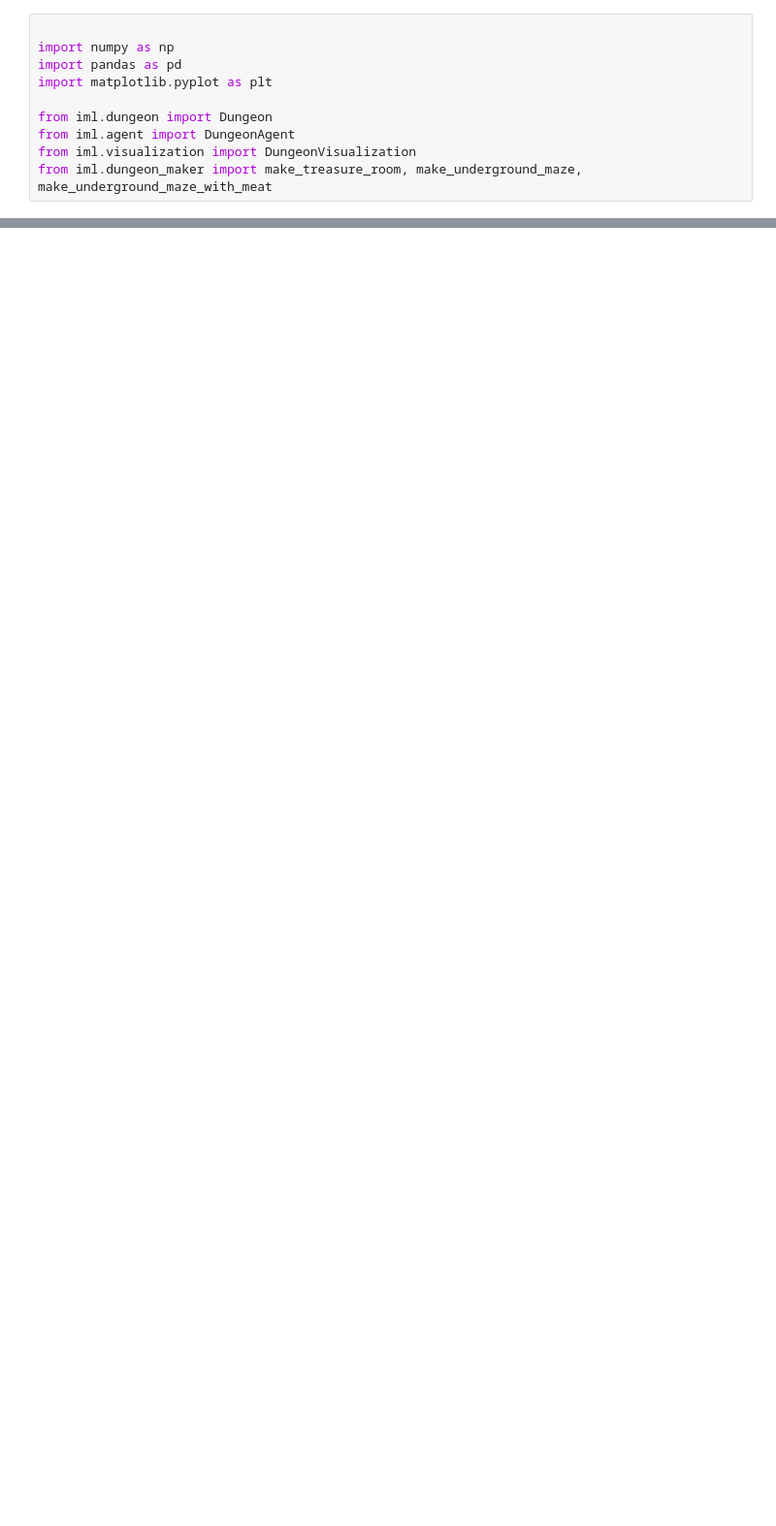
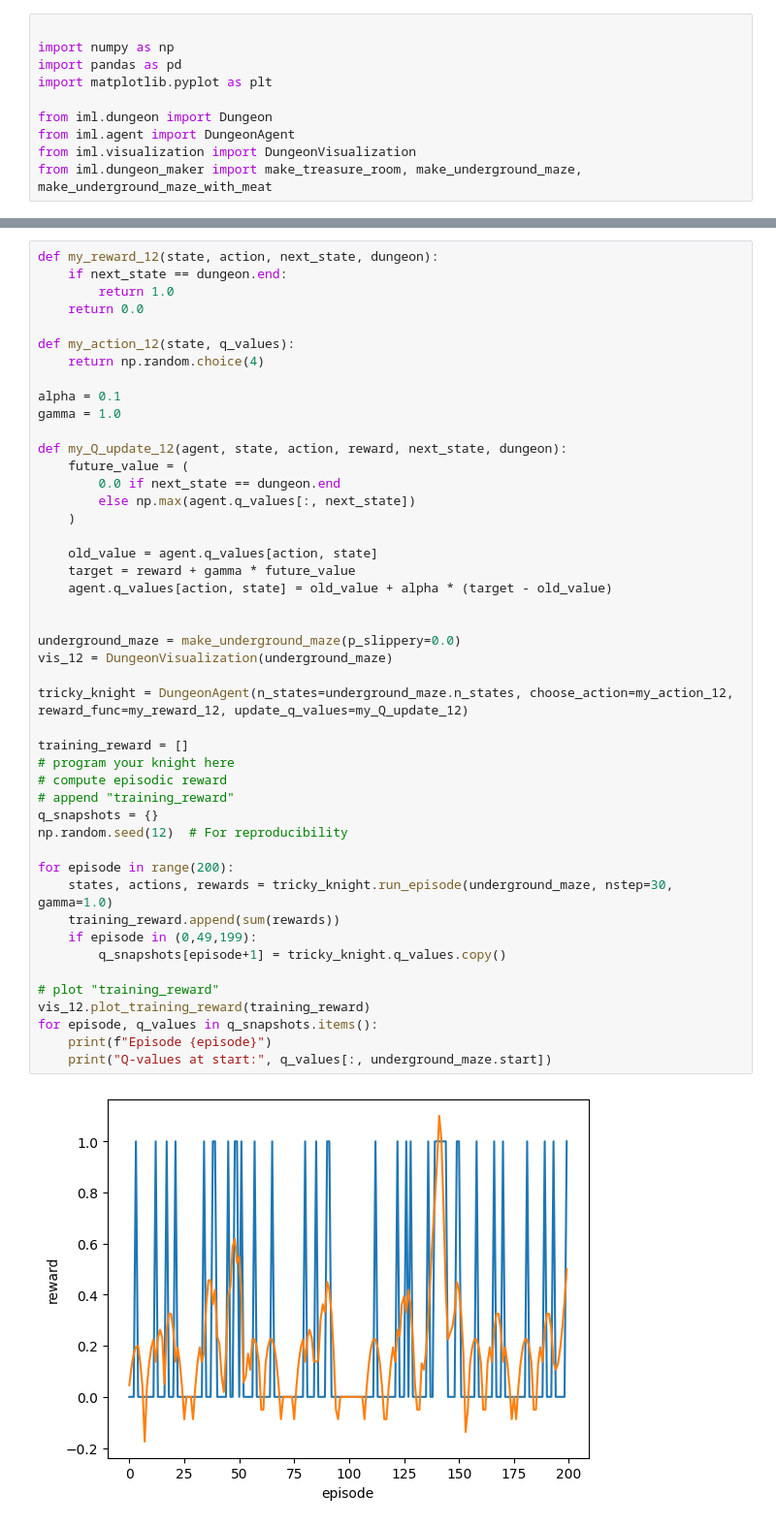
Before and after one commit to paulina-pvn/iml_2026, a Jupyter notebook: homework_2.ipynb, the cells around one changed output, grey strips where cells are left out. Shown at 97% size. Drawn from its saved outputs; the diff is of its cells as text; blank space fills up the shorter version.

```diff
--- a/homework_2.ipynb
+++ b/homework_2.ipynb
@@ -179,0 +138,48 @@ IndentationError: expected an indented block after function definition on line 8
+# %%
+def my_reward_12(state, action, next_state, dungeon):
+    if next_state == dungeon.end:
+        return 1.0
+    return 0.0
+
+def my_action_12(state, q_values):
+    return np.random.choice(4)
+
+alpha = 0.1
+gamma = 1.0
+
+def my_Q_update_12(agent, state, action, reward, next_state, dungeon):
+    future_value = (
+        0.0 if next_state == dungeon.end
+        else np.max(agent.q_values[:, next_state])
+    )
+
+    old_value = agent.q_values[action, state]
+    target = reward + gamma * future_value
+    agent.q_values[action, state] = old_value + alpha * (target - old_value)
+
+
+underground_maze = make_underground_maze(p_slippery=0.0)
+vis_12 = DungeonVisualization(underground_maze)
+
+tricky_knight = DungeonAgent(n_states=underground_maze.n_states, choose_action=my_action_12, reward_func=my_reward_12, update_q_values=my_Q_update_12)
+
+training_reward = []
+# program your knight here
+# compute episodic reward
+# append "training_reward"
+q_snapshots = {}
+np.random.seed(12)  # For reproducibility
+
+for episode in range(200):
+    states, actions, rewards = tricky_knight.run_episode(underground_maze, nstep=30, gamma=1.0)
+    training_reward.append(sum(rewards))
+    if episode in (0,49,199):
+        q_snapshots[episode+1] = tricky_knight.q_values.copy()
+
+# plot "training_reward"
+vis_12.plot_training_reward(training_reward)
+for episode, q_values in q_snapshots.items():
+    print(f"Episode {episode}")
+    print("Q-values at start:", q_values[:, underground_maze.start])
+# %% [output]
+[figure, added]
```
Also changed, not shown: parts of 71 cells of this notebook, 4 other files.
